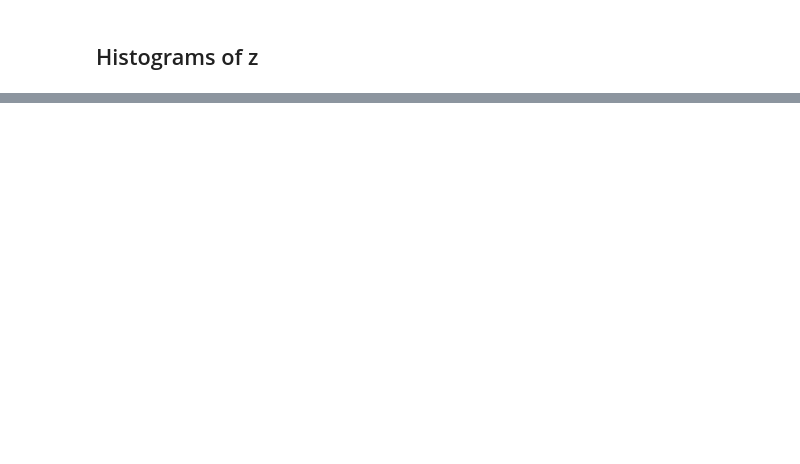
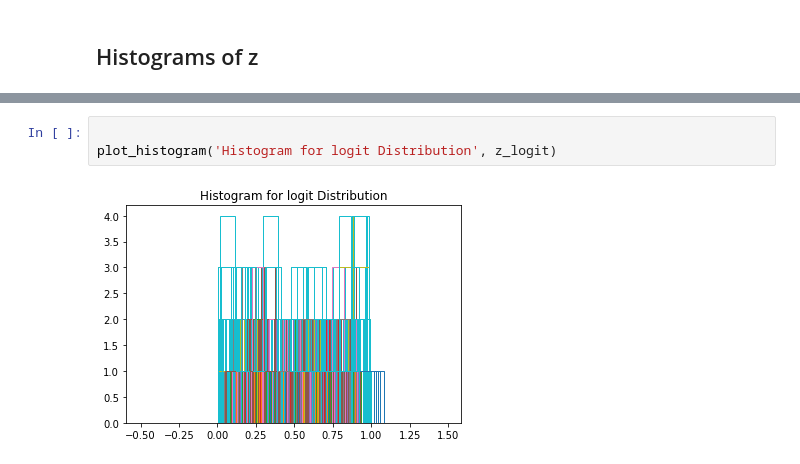
Before and after one commit to mivadi/projectAI18, a Jupyter notebook: n_dim_VAE.ipynb, the cells around one changed output, grey strips where cells are left out. Cells and saved outputs as stored; diff of their text form; blank space fills up the shorter version.

```diff
--- a/n_dim_VAE.ipynb
+++ b/n_dim_VAE.ipynb
@@ -227,0 +228,5 @@ print (min(KL_gumbel), min(KL_logit_rank1))
+# %%
+
+plot_histogram('Histogram for logit Distribution', z_logit)
+# %% [output]
+[figure, added]
```
Also changed, not shown: parts of 26 cells of this notebook.
